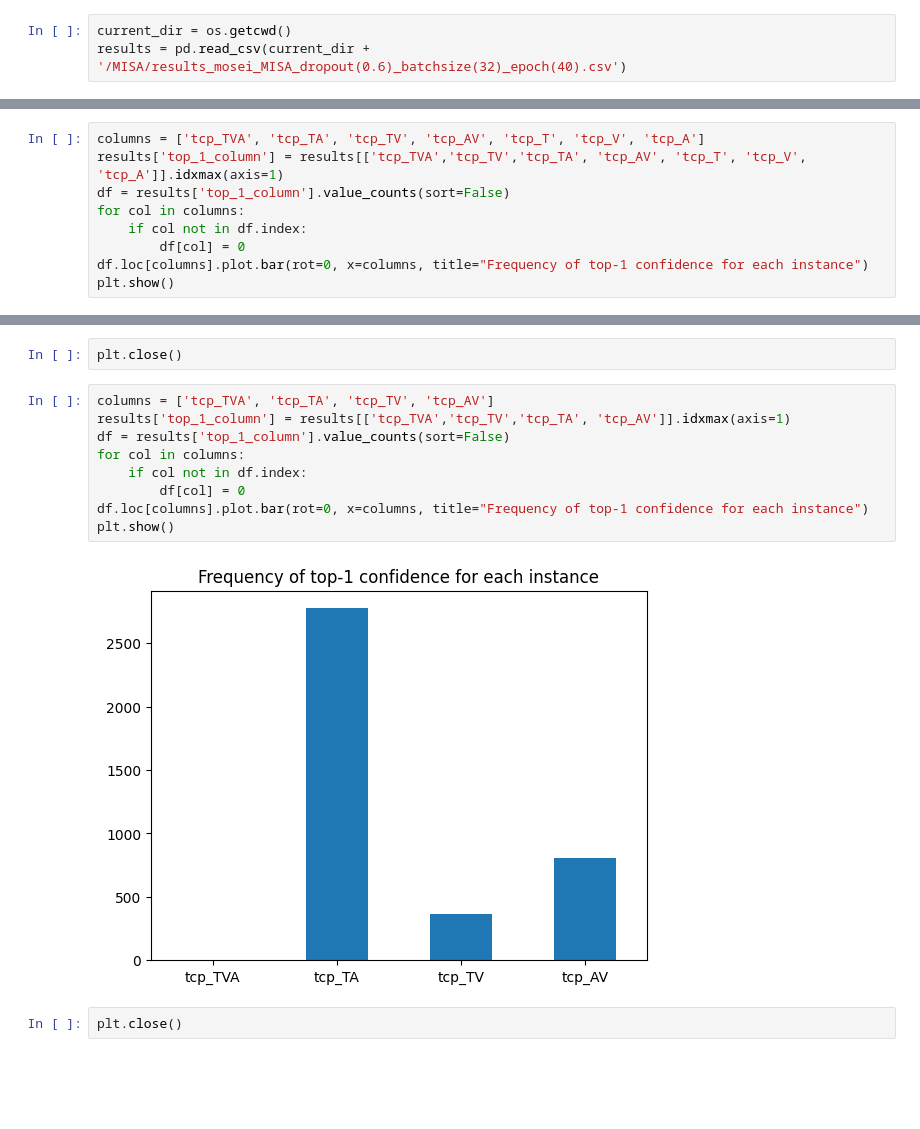
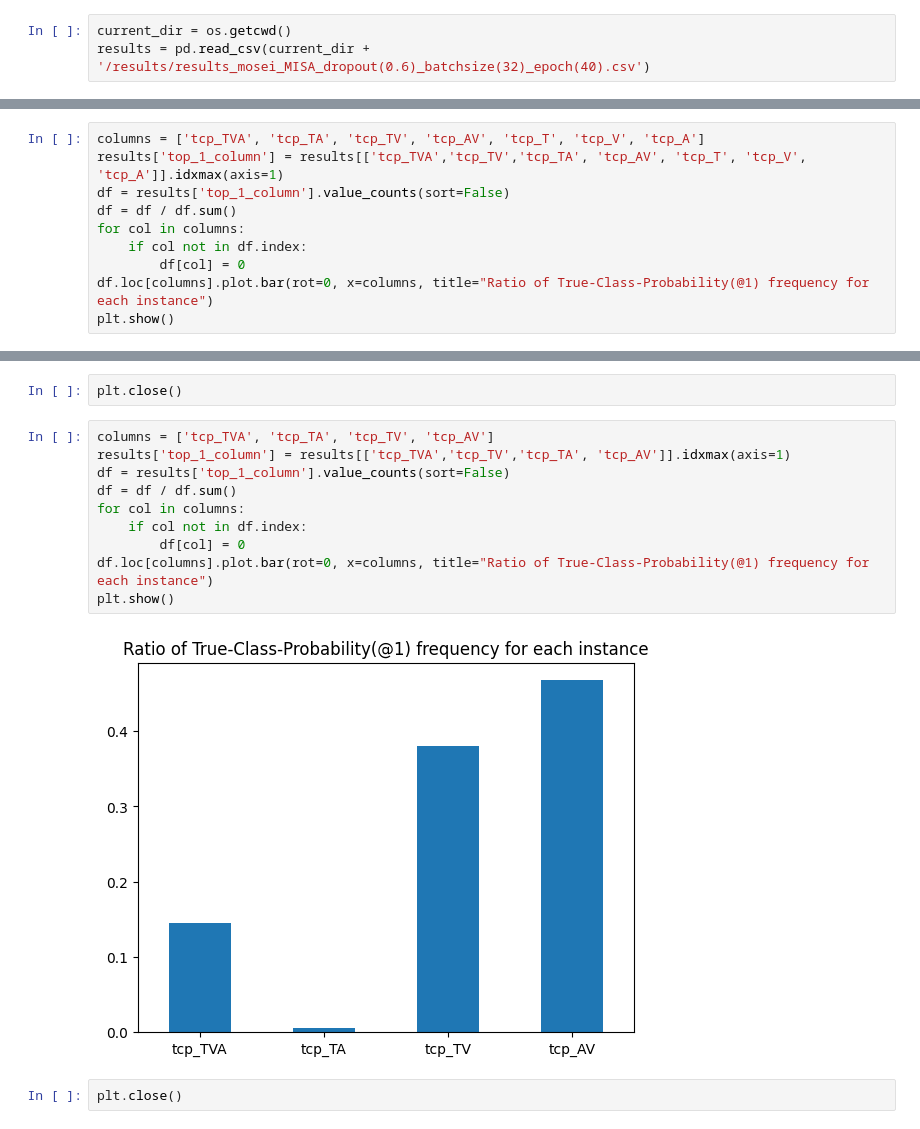
Before and after one commit to SoyeonHH/MMDA, a Jupyter notebook: analysis.ipynb, the cells around one changed output, grey strips where cells are left out. Drawn from its saved outputs; the diff is of its cells as text; blank space fills up the shorter version.

```diff
--- a/analysis.ipynb
+++ b/analysis.ipynb
@@ -9,5 +9,5 @@ import json
 ## Baseline model
 # %%
 current_dir = os.getcwd()
-results = pd.read_csv(current_dir + '/MISA/results_mosei_MISA_dropout(0.6)_batchsize(32)_epoch(40).csv')
+results = pd.read_csv(current_dir + '/results/results_mosei_MISA_dropout(0.6)_batchsize(32)_epoch(40).csv')
 # %%
@@ -175,9 +212,10 @@ plt.close()
 columns = ['tcp_TVA', 'tcp_TA', 'tcp_TV', 'tcp_AV', 'tcp_T', 'tcp_V', 'tcp_A']
 results['top_1_column'] = results[['tcp_TVA','tcp_TV','tcp_TA', 'tcp_AV', 'tcp_T', 'tcp_V', 'tcp_A']].idxmax(axis=1)
 df = results['top_1_column'].value_counts(sort=False)
+df = df / df.sum()
 for col in columns:
     if col not in df.index:
         df[col] = 0
-df.loc[columns].plot.bar(rot=0, x=columns, title="Frequency of top-1 confidence for each instance")
+df.loc[columns].plot.bar(rot=0, x=columns, title="Ratio of True-Class-Probability(@1) frequency for each instance")
 plt.show()
 # %% [output]
@@ -187,13 +225,14 @@ plt.close()
 # %%
 columns = ['tcp_TVA', 'tcp_TA', 'tcp_TV', 'tcp_AV']
 results['top_1_column'] = results[['tcp_TVA','tcp_TV','tcp_TA', 'tcp_AV']].idxmax(axis=1)
 df = results['top_1_column'].value_counts(sort=False)
+df = df / df.sum()
 for col in columns:
     if col not in df.index:
         df[col] = 0
-df.loc[columns].plot.bar(rot=0, x=columns, title="Frequency of top-1 confidence for each instance")
+df.loc[columns].plot.bar(rot=0, x=columns, title="Ratio of True-Class-Probability(@1) frequency for each instance")
 plt.show()
 # %% [output]
-[figure, old version]
+[figure, new version]
 # %%
 plt.close()
```
Also changed, not shown: parts of 14 cells of this notebook, 7 other files.
